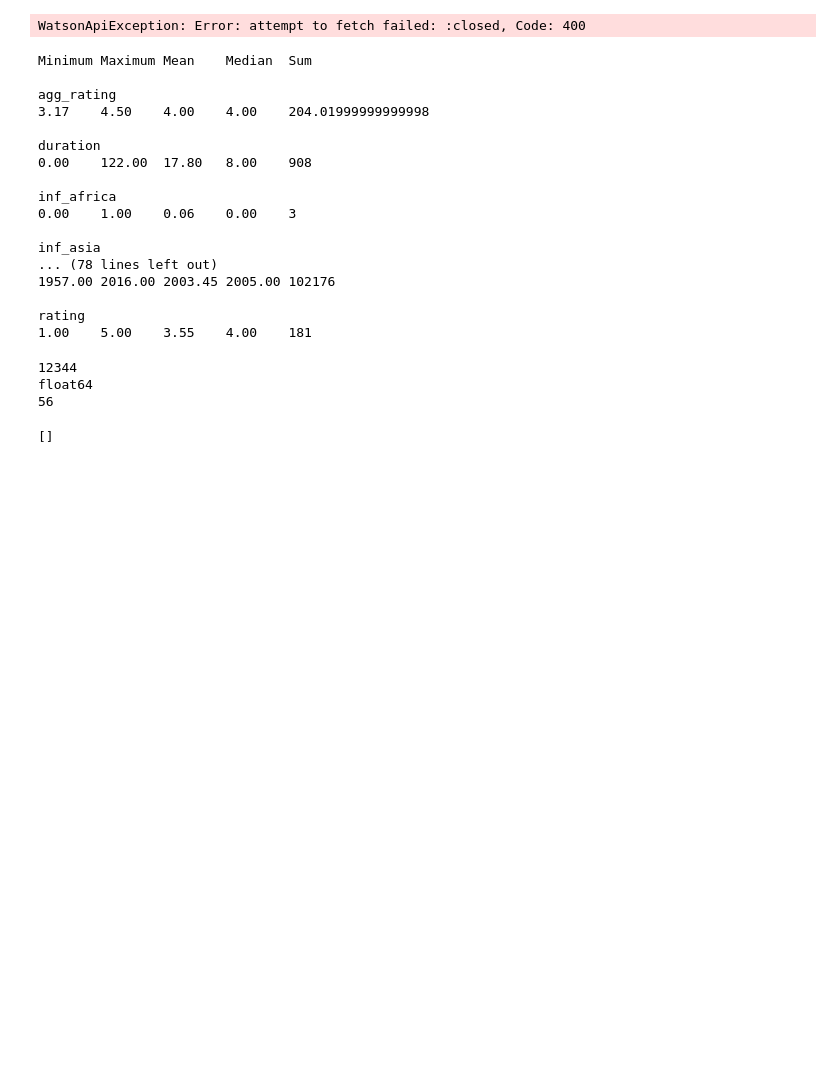
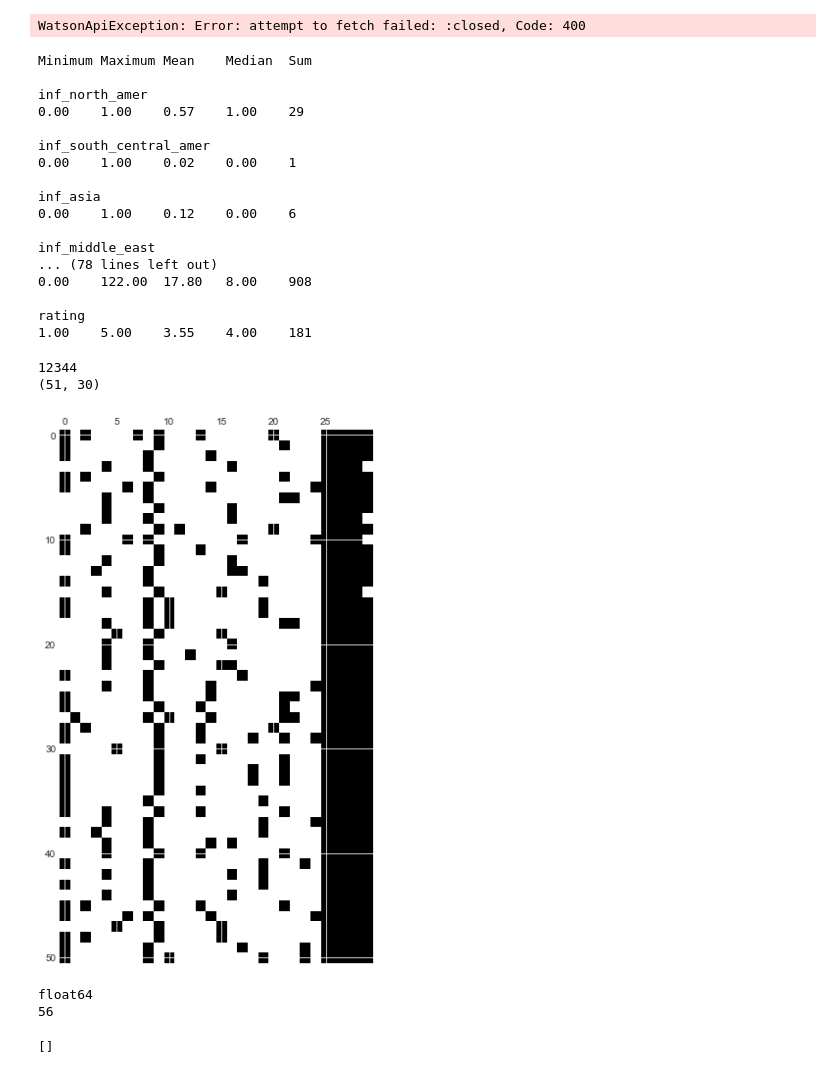
Before and after one commit to liebscher/Reading-Insights, a Jupyter notebook: exploration.ipynb, the cells around one changed output. Saved outputs shown, nothing was run; the diff lists cells and outputs as text; code cells hidden in the pictures; blank space fills up the shorter version.

```diff
--- a/exploration.ipynb
+++ b/exploration.ipynb
@@ -115,20 +120,24 @@ def find_similarities(arr):
 a = find_similarities(mixed_concepts)
 final_concepts = find_similarities(a)
 # %%
-data_object = data[['title', 'author',  'finished', 'started']]
-data_numeric = data[['inf_north_amer', 'inf_south_central_amer', 'inf_asia', 'inf_middle_east',
-       'inf_west_europe', 'inf_east_europe', 'inf_africa', 'inf_oceania',
-       'is_female', 'agg_rating', 'pages', 'pub_year',
-       'org_pub_year', 'duration', 'is_fiction',
-       'is_nonfiction', 'is_adventure', 'is_biography', 'is_drama',
-       'is_expository', 'is_historical_ficition', 'is_memoir', 'is_philosophy',
-       'is_poetry', 'is_political_science', 'is_realistic_fiction',
-       'is_religion', 'is_science', 'is_sci_fi', 'is_short_story']]
+data_object = data[['title', 'author', 'finished', 'started']]
+data_influences = data[['inf_north_amer', 'inf_south_central_amer', 'inf_asia', 'inf_middle_east',
+                        'inf_west_europe', 'inf_east_europe', 'inf_africa', 'inf_oceania']]
+data_genres = data[['is_fiction', 'is_nonfiction', 'is_adventure', 'is_biography', 'is_drama',
+                    'is_expository', 'is_historical_ficition', 'is_memoir', 'is_philosophy',
+                    'is_poetry', 'is_political_science', 'is_realistic_fiction',
+                    'is_religion', 'is_science', 'is_sci_fi', 'is_short_story']]
+data_numeric = pd.concat([
+    data_influences,
+    data_genres,
+    data[['is_female', 'agg_rating', 'pages', 'pub_year',
+          'org_pub_year', 'duration']]
+], axis=1)
 target = data[['rating']]
 # %%
 print('Minimum\tMaximum\tMean\tMedian\tSum\n')
 
-for col in pd.concat([data_numeric, target]):
+for col in pd.concat([data_numeric, target], axis=1):
     print('{}\n{:.2f}\t{:.2f}\t{:.2f}\t{:.2f}\t{}\n'.format(
         col,
         data[col].min(),
@@ -139,30 +148,41 @@ for col in pd.concat([data_numeric, target]):
 # %% [output]
 Minimum Maximum Mean    Median  Sum
 
-agg_rating
-3.17    4.50    4.00    4.00    204.01999999999998
+inf_north_amer
+0.00    1.00    0.57    1.00    29
 
-duration
-0.00    122.00  17.80   8.00    908
-
-inf_africa
-0.00    1.00    0.06    0.00    3
+inf_south_central_amer
+0.00    1.00    0.02    0.00    1
 
 inf_asia
+0.00    1.00    0.12    0.00    6
+
+inf_middle_east
 ... (78 lines left out)
-1957.00 2016.00 2003.45 2005.00 102176
+0.00    122.00  17.80   8.00    908
 
 rating
 1.00    5.00    3.55    4.00    181
 # %%
 print(sys.getsizeof(data_numeric))
+print(data_numeric.shape)
+
+data_numeric.fillna(0, inplace=True)
+
+plt.figure(figsize=(6,10))
+plt.spy(data_numeric)
+plt.show()
+
+data_numeric['org_pub_year'] -= min(data_numeric['org_pub_year']) - 1
 
 sparse_data_numeric = sparse.csr_matrix(data_numeric)
 
 print(sparse_data_numeric.dtype)
 print(sys.getsizeof(sparse_data_numeric))
 # %% [output]
 12344
-float64
-56
+(51, 30)
+[figure, added]
+float64
+56
 # %%
```
Also changed, not shown: parts of 13 cells of this notebook.
